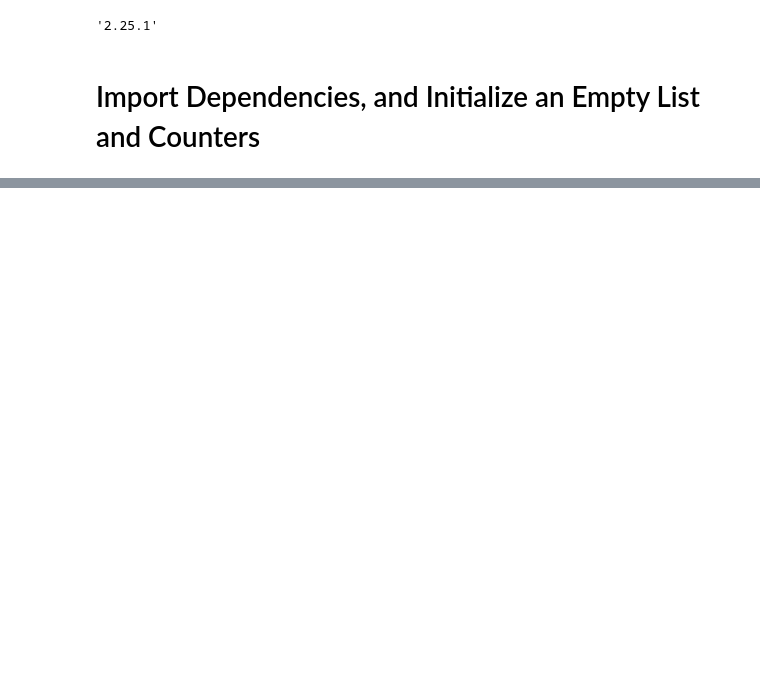
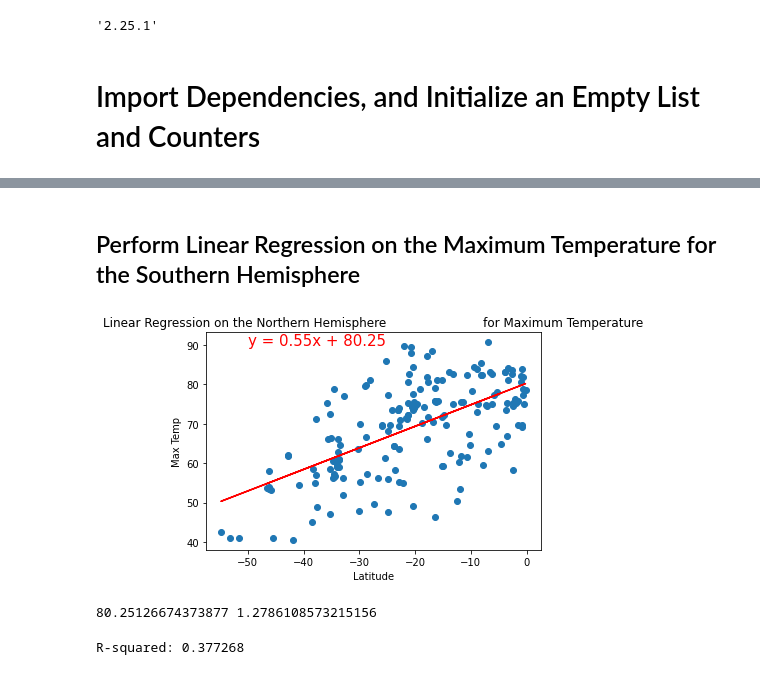
Before and after one commit to ale-river/world_weather, a Jupyter notebook: WeatherPy.ipynb, the cells around one changed output, grey strips where cells are left out. Cells and saved outputs as stored; diff of their text form; code cells hidden in the pictures; blank space fills up the shorter version.

```diff
--- a/WeatherPy.ipynb
+++ b/WeatherPy.ipynb
@@ -291,0 +380,23 @@ plt.show()
+# %% [markdown]
+## Perform Linear Regression on the Maximum Temperature for the Southern Hemisphere
+# %%
+# Linear regression on the Northern Hemisphere
+x_values = southern_hemi_df["Lat"]
+y_values = southern_hemi_df["Max Temp"]
+
+# Call the function.
+plot_linear_regression(x_values, y_values,
+                       'Linear Regression on the Northern Hemisphere \
+                        for Maximum Temperature', 'Max Temp',(-50,90))
+# %% [output]
+[figure, added]
+# %%
+result = linregress(x_values, y_values)
+print(result.intercept, result.intercept_stderr)
+# %% [output]
+80.25126674373877 1.2786108573215156
+# %%
+res = linregress(x_values, y_values)
+print(f"R-squared: {res.rvalue**2:.6f}")
+# %% [output]
+R-squared: 0.377268
```
Also changed, not shown: parts of 40 cells of this notebook.
